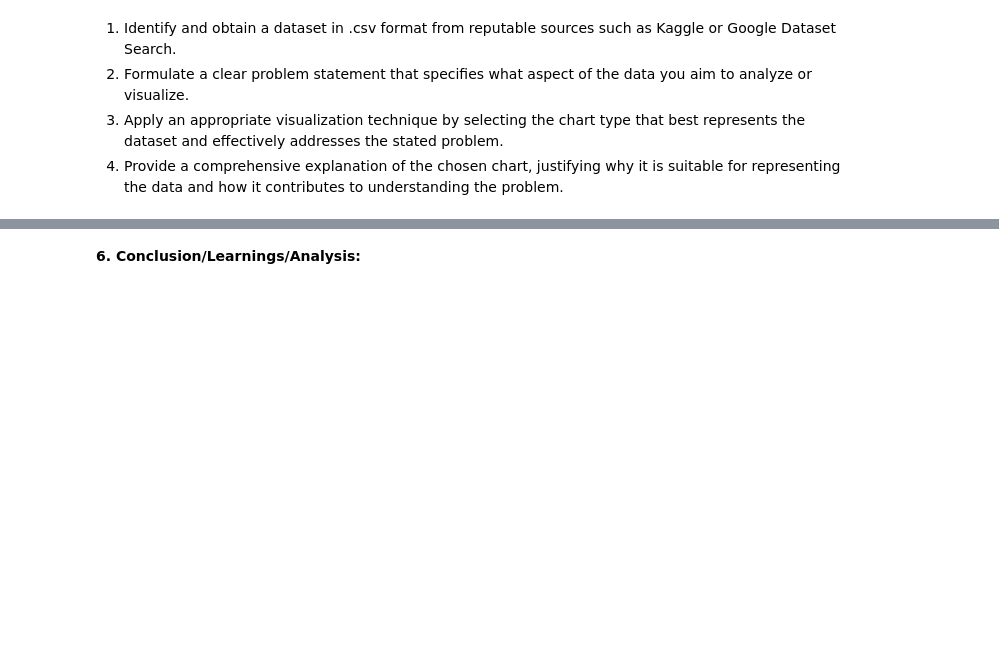
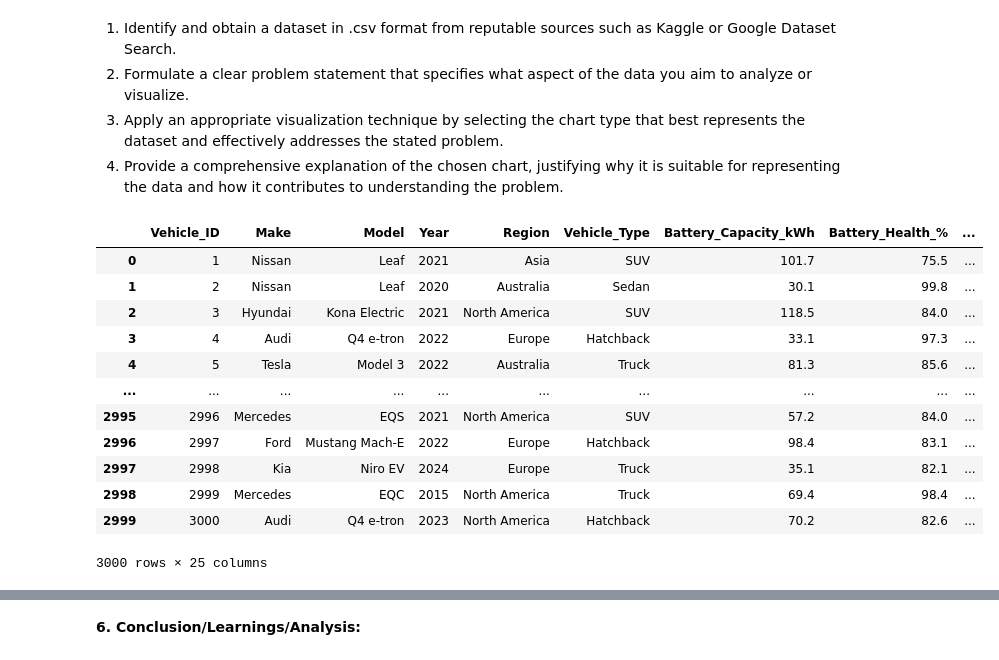
Before and after one commit to qmdmlot/CPE-031-Visualizations-and-Data-Analysis, a Jupyter notebook: Hands_On_Activity_5___Chart_Type.ipynb, the cells around one changed output, grey strips where cells are left out. Drawn from its saved outputs; the diff is of its cells as text; code cells hidden in the pictures; blank space fills up the shorter version.

```diff
--- a/Hands_On_Activity_5___Chart_Type.ipynb
+++ b/Hands_On_Activity_5___Chart_Type.ipynb
@@ -430,0 +531,16 @@ Table of Total Number of Accidents by City
+# %%
+df
+# %% [output]
+|  | Vehicle_ID | Make | Model | Year | Region | Vehicle_Type | Battery_Capacity_kWh | Battery_Health_% | ... |
+| 0 | 1 | Nissan | Leaf | 2021 | Asia | SUV | 101.7 | 75.5 | ... |
+| 1 | 2 | Nissan | Leaf | 2020 | Australia | Sedan | 30.1 | 99.8 | ... |
+| 2 | 3 | Hyundai | Kona Electric | 2021 | North America | SUV | 118.5 | 84.0 | ... |
+| 3 | 4 | Audi | Q4 e-tron | 2022 | Europe | Hatchback | 33.1 | 97.3 | ... |
+| 4 | 5 | Tesla | Model 3 | 2022 | Australia | Truck | 81.3 | 85.6 | ... |
+| ... | ... | ... | ... | ... | ... | ... | ... | ... | ... |
+| 2995 | 2996 | Mercedes | EQS | 2021 | North America | SUV | 57.2 | 84.0 | ... |
+| 2996 | 2997 | Ford | Mustang Mach-E | 2022 | Europe | Hatchback | 98.4 | 83.1 | ... |
+| 2997 | 2998 | Kia | Niro EV | 2024 | Europe | Truck | 35.1 | 82.1 | ... |
+| 2998 | 2999 | Mercedes | EQC | 2015 | North America | Truck | 69.4 | 98.4 | ... |
+| 2999 | 3000 | Audi | Q4 e-tron | 2023 | North America | Hatchback | 70.2 | 82.6 | ... |
+3000 rows × 25 columns
```
Also changed, not shown: parts of 12 cells of this notebook.
